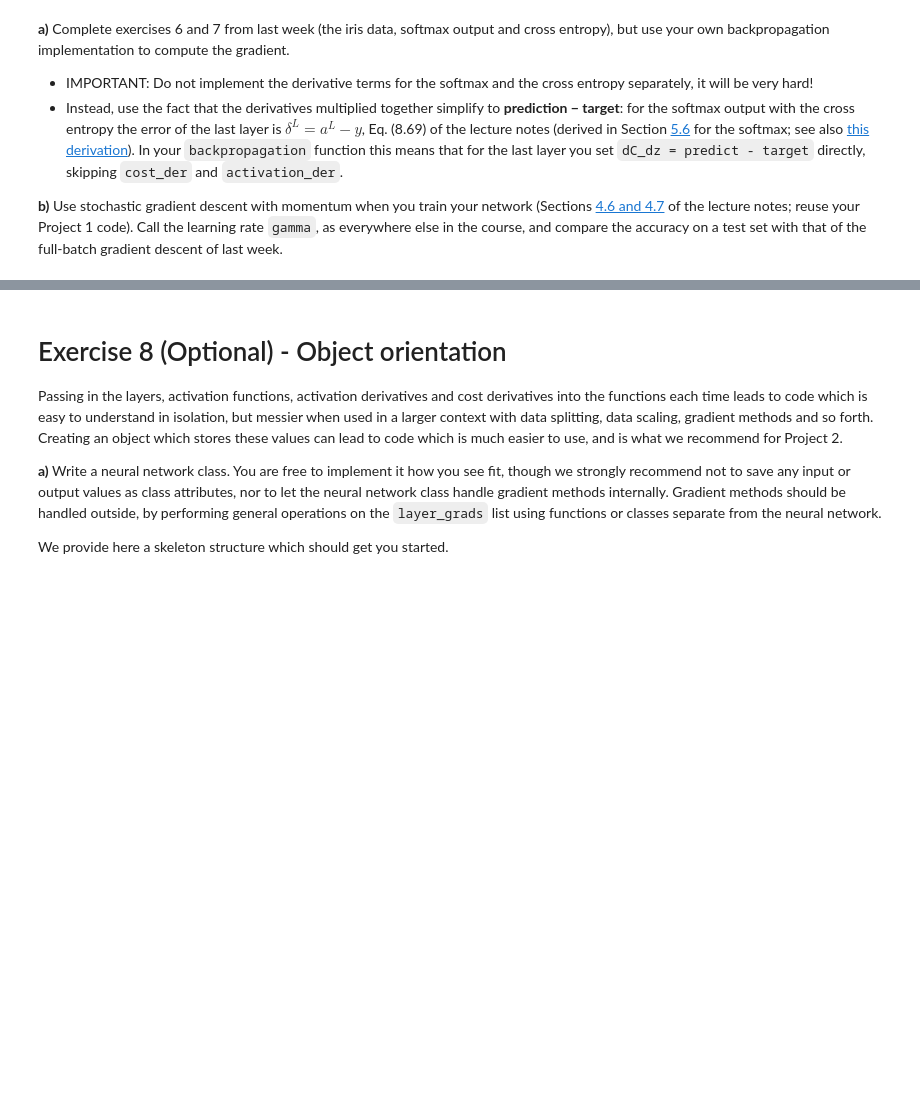
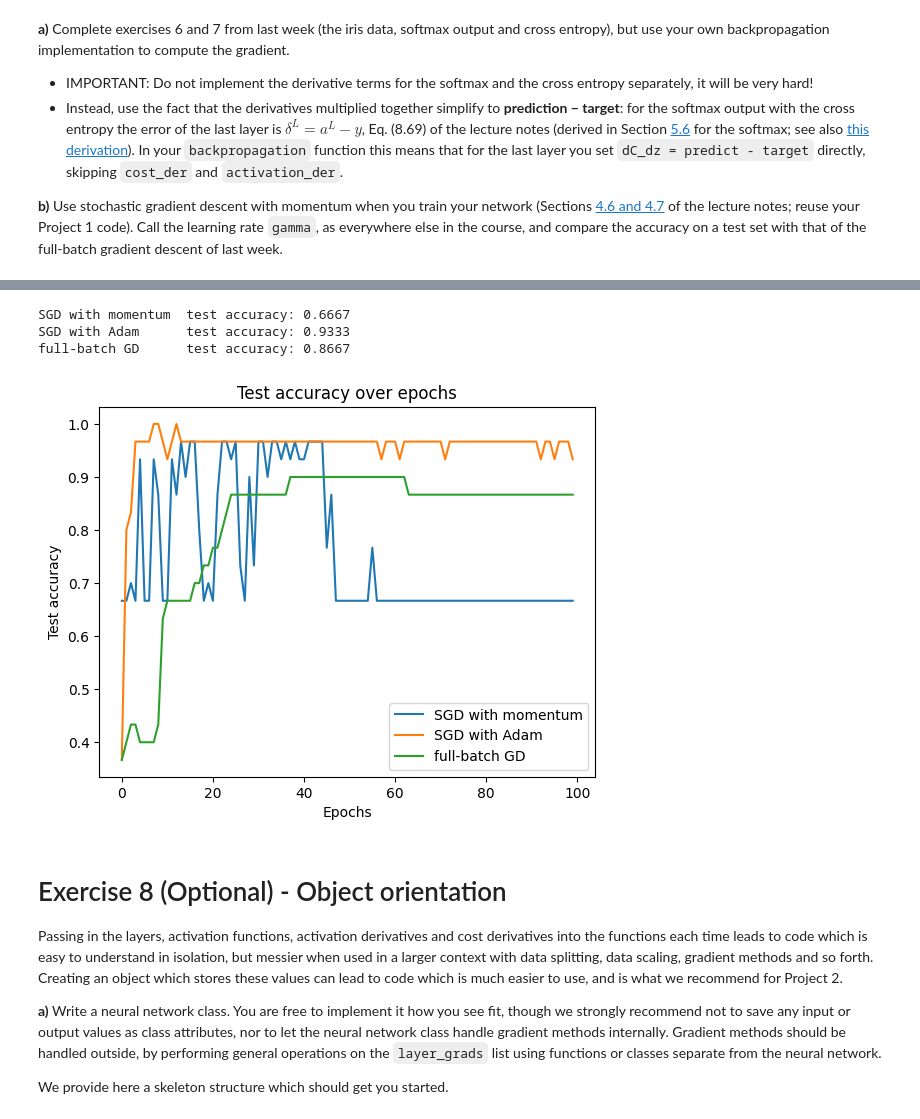
Before and after one commit to JOJ0O0O/MachineLearningUiO, a Jupyter notebook: doc/WeeklyMaterial/week42/exercisesweek42.ipynb, the cells around one changed output, grey strips where cells are left out. Saved outputs shown, nothing was run; the diff lists cells and outputs as text; code cells hidden in the pictures; blank space fills up the shorter version.

```diff
--- a/doc/WeeklyMaterial/week42/exercisesweek42.ipynb
+++ b/doc/WeeklyMaterial/week42/exercisesweek42.ipynb
@@ -170,7 +173,7 @@ predict = a
 
 
 def mse_der(predict, target):
-    return 2 * ((predict - target)) / len(predict)
+    return 2 * ((predict - target)) / predict.size
 
 
 print(mse_der(predict, target))
@@ -545,0 +792,8 @@ full-batch gradient descent of last week.
+# %%
+network_input_size = 4
+layer_output_sizes = [8, 3]
+
+activation_funcs = [sigmoid, softmax]
+
+layers = create_layers_batch(network_input_size, layer_output_sizes)
+feed_forward_batch(inputs, layers, activation_funcs)
@@ -546,3 +958,37 @@ full-batch gradient descent of last week.
+# %%
+# Training Loop
+# LLM (Claude): train/test split and the comparison runs, adapted to the reworked train_network.
+from sklearn.model_selection import train_test_split
+
+activation_ders = [sigmoid_der, None]     # last entry is never used (predict - targets)
+
+X_train, X_test, Y_train, Y_test = train_test_split(
+    inputs, targets, test_size=0.2, random_state=2026, stratify=iris.target
+)
+
+runs = {
+    "SGD with momentum": dict(method="momentum", gamma=0.01, batch_size=10),
+    "SGD with Adam":     dict(method="adam",     gamma=0.01, batch_size=10),
+    "full-batch GD":     dict(method="plain",    gamma=0.001, batch_size=len(X_train)),
+}
+
+fig, ax = plt.subplots()
+for name, settings in runs.items():
+    trained_layers, history = train_network(
+        X_train, layers, activation_funcs, Y_train, activation_ders,
+        epochs=100, X_test=X_test, Y_test=Y_test, **settings
+    )
+    print(f"{name:18s} test accuracy: {history['test_accuracy'][-1]:.4f}")
+    ax.plot(history["test_accuracy"], label=name)
+
+ax.set(xlabel="Epochs", ylabel="Test accuracy", title="Test accuracy over epochs")
+ax.legend()
+plt.show()
+# %% [output]
+SGD with momentum  test accuracy: 0.6667
+SGD with Adam      test accuracy: 0.9333
+full-batch GD      test accuracy: 0.8667
+[figure, added]
 # %% [markdown]
 # Exercise 8 (Optional) - Object orientation
 
```
Also changed, not shown: parts of 18 cells of this notebook.
